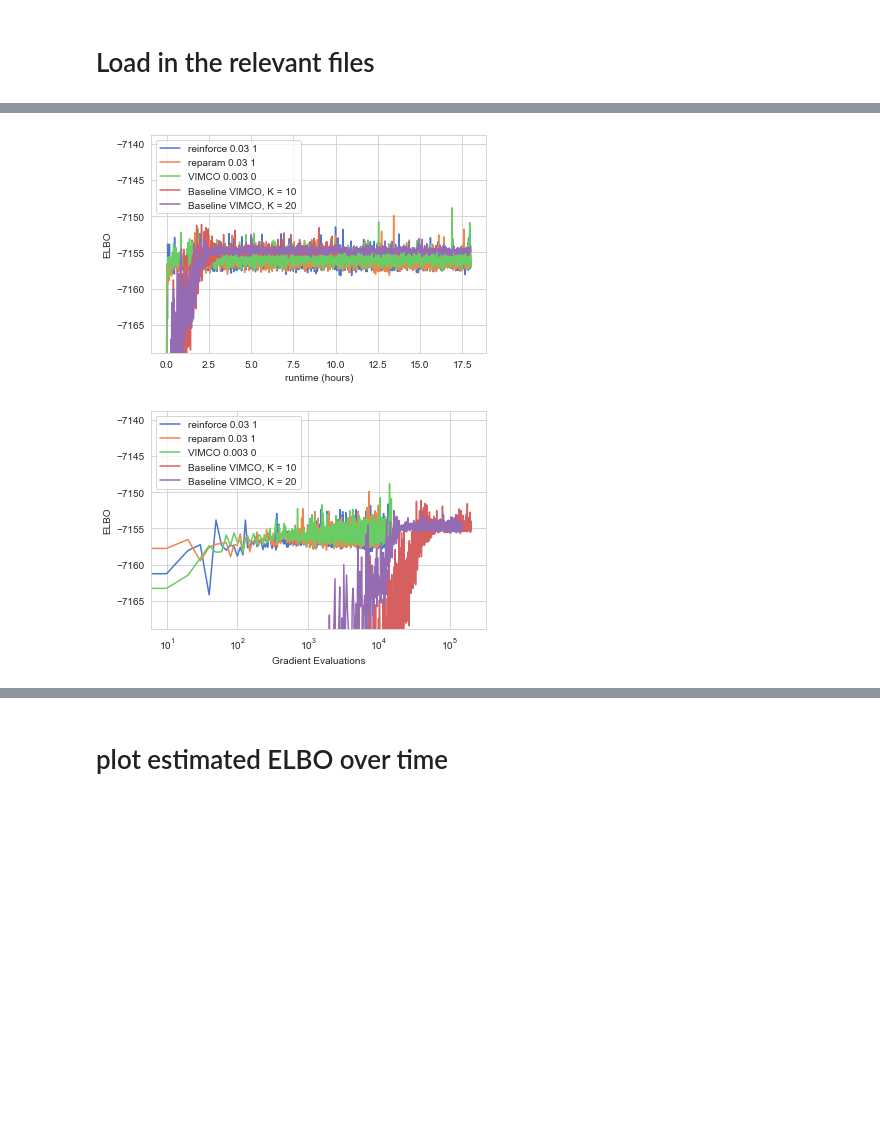
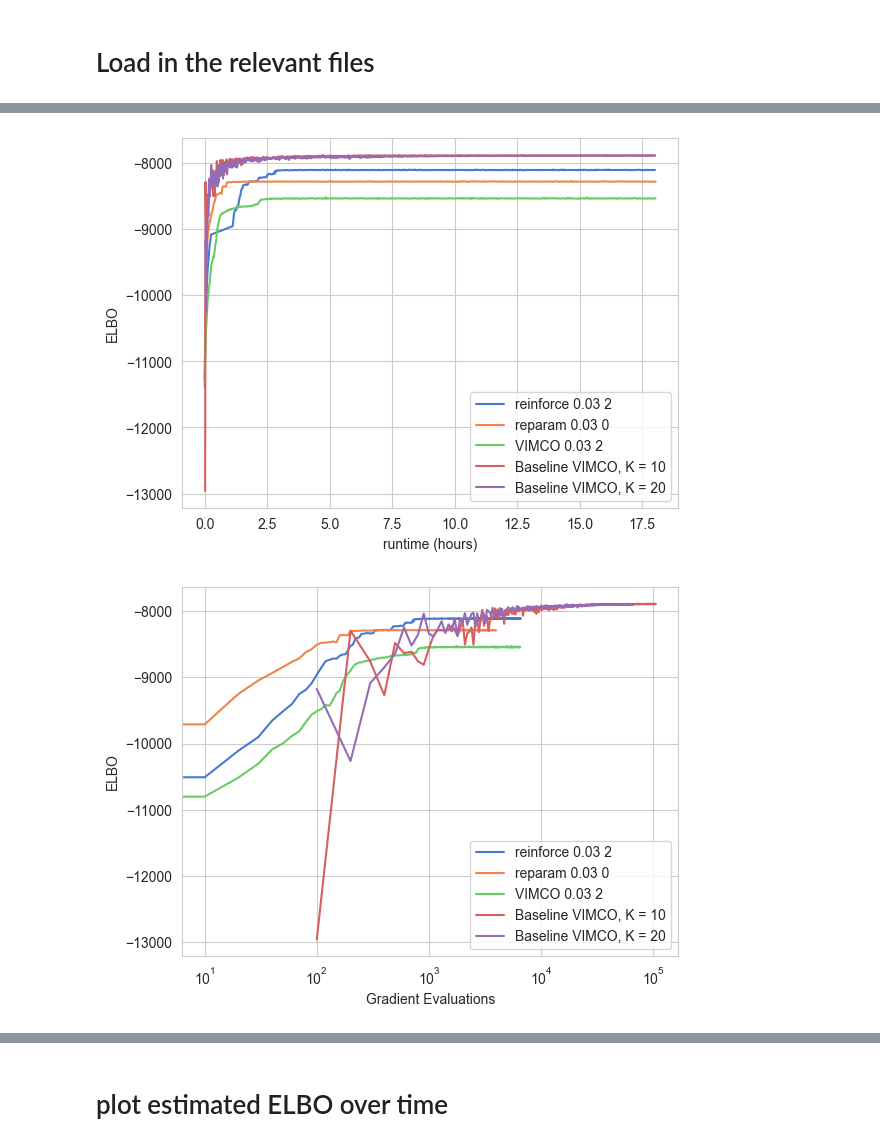
Before and after one commit to EvanSidrow/VIPR, a Jupyter notebook: src/plot_results/make_pickles.ipynb, the cells around one changed output, grey strips where cells are left out. Cells and saved outputs as stored; diff of their text form; code cells hidden in the pictures; blank space fills up the shorter version.

```diff
--- a/src/plot_results/make_pickles.ipynb
+++ b/src/plot_results/make_pickles.ipynb
@@ -42,7 +42,7 @@ np.random.seed(0)
 # %% [markdown]
 # Plot by Dataset
 # %%
-data_set = "DS1"
+data_set = "DS14"
 pop_size = 5.0 # exponential parameter for constant pop size prior
 
 # initialize models
@@ -103,7 +103,7 @@ for bs in ["10","20"]:
     VBPI_runtimes[bs] = None
     VBPI_lbs[bs] = None
     VBPI_iters[bs] = None
-    lb_star = -np.infty
+    lb_star = -np.inf
     file_star = None
 
     for ss in ["0.003","0.001","0.0003","0.0001"]:
@@ -143,4 +143,5 @@ for bs in ["10","20"]:
 
 plt.ylabel("ELBO")
 plt.legend(legend)
+plt.ylim([-8000,-7800])
 # %% [output]
@@ -177,15 +178,15 @@ for i in range(1,11):
 # my models
 optims = {}
 settings = {}
-ELBO_star = -np.infty
+ELBO_star = -np.inf
 fname_star = None
-ELBO_min = np.infty
-ELBO_max = -np.infty
+ELBO_min = np.inf
+ELBO_max = -np.inf
 
 for model in ["reinforce","reparam","VIMCO"]:
 
     optims[model] = None
-    ELBO_star = -np.infty
+    ELBO_star = -np.inf
 
     for ss in [0.03,0.01,0.003,0.001]:
 
@@ -240,39 +256,39 @@ for bs in ["10","20"]:
     legend.append("Baseline VIMCO, K = %s"%(bs))
 
 plt.xlabel("runtime (hours)")
 plt.ylabel("ELBO")
 plt.legend(legend)
-plt.ylim([ELBO_min-10,ELBO_max+10])
+#plt.ylim([ELBO_min-10,ELBO_max+10])
 plt.savefig('../../plt/'+data_set+'/'+data_set+'_ELBO_v_time.png')
-plt.ylim([ELBO_max-20,ELBO_max+10])
+#plt.ylim([ELBO_max-20,ELBO_max+10])
 plt.savefig('../../plt/'+data_set+'/'+data_set+'_ELBO_v_time_zoom.png')
 plt.show()
 
 ##############
 
 legend = []
 for model in ["reinforce","reparam","VIMCO"]:
     plt.plot(optims[model].epochs,optims[model].multi_ELBO_ests)
     legend.append(model+" "+str(settings[model][0])+" "+str(settings[model][1]))
 
 for bs in ["10","20"]:
     plt.plot(VBPI_iters[bs],VBPI_lbs[bs])
     legend.append("Baseline VIMCO, K = %s"%(bs))
 
 plt.xlabel("Gradient Evaluations")
 plt.ylabel("ELBO")
 plt.legend(legend)
 
 plt.xscale('log')
 
-plt.ylim([ELBO_min-10,ELBO_max+10])
+#plt.ylim([ELBO_min-10,ELBO_max+10])
 plt.savefig('../../plt/'+data_set+'/'+data_set+'_ELBO_v_iter.png')
-plt.ylim([ELBO_max-20,ELBO_max+10])
+#plt.ylim([ELBO_max-20,ELBO_max+10])
 plt.savefig('../../plt/'+data_set+'/'+data_set+'_ELBO_v_iter_zoom.png')
 plt.show()
 # %% [output]
-[figure, old version]
+[figure, new version]
-[figure, old version]
+[figure, new version]
 # %%
 legend = []
 
```
Also changed, not shown: parts of 6 cells of this notebook, 7 other files.
